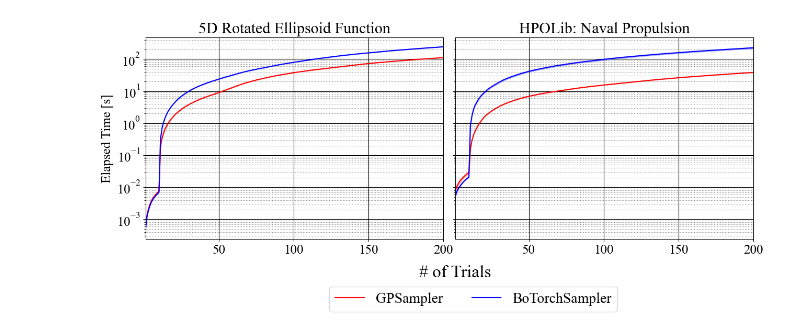
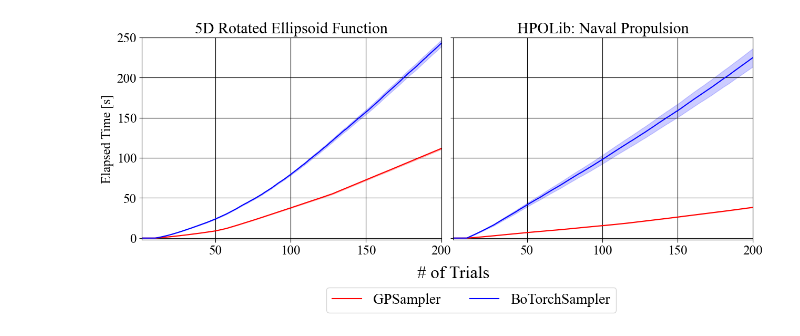
Before and after one commit to nabenabe0928/optuna-benchmark-gp-sampler, a Jupyter notebook: viz.ipynb, the cells around one changed output. Drawn from its saved outputs; the diff is of its cells as text; code cells hidden in the pictures.

```diff
--- a/viz.ipynb
+++ b/viz.ipynb
@@ -77,6 +77,7 @@ def plot_runtime(ax: plt.Axes, key: str) -> tuple[plt.Line2D, str]:
     line, = ax.plot(dx, m, color=color, label=label)
     ax.fill_between(dx, m - s, m + s, color=color, alpha=0.2)
     ax.set_xlim(1, n_trials)
+    ax.set_ylim(-2, 250)
     return line, label
 
 
@@ -84,32 +85,32 @@ fig, axes = plt.subplots(ncols=2, figsize=(15, 5), gridspec_kw={"wspace": 0.04},
 ax = axes[0]
 plot_info = [
     plot_runtime(ax, "gp/cont"),
     plot_runtime(ax, "botorch/cont")
 ]
 lines = [info[0] for info in plot_info]
 labels = [info[1] for info in plot_info]
 ax.set_title("5D Rotated Ellipsoid Function")
-ax.set_yscale("log")
+# ax.set_yscale("log")
 ax.set_ylabel("Elapsed Time [s]")
 ax.grid(which='minor', color='gray', linestyle=':')
 ax.grid(which='major', color='black')
 ax.legend(
     handles=lines,
     loc='upper center',
     labels=labels,
     fontsize=20,
     bbox_to_anchor=(1.1, -0.2),  # ここは調整が必要です
     ncol=len(labels)
 )
 
 ax = axes[1]
 plot_runtime(ax, "gp/disc")
 plot_runtime(ax, "botorch/disc")
 ax.set_title("HPOLib: Naval Propulsion")
 ax.grid(which='minor', color='gray', linestyle=':')
 ax.grid(which='major', color='black')
 
 fig.supxlabel("# of Trials", x=0.52, y=-0.05, fontsize=24)
 plt.savefig("runtime.png", bbox_inches="tight")
 # %% [output]
-[figure, old version]
+[figure, new version]
```
Also changed, not shown: parts of 1 cell of this notebook, 2 other files.
